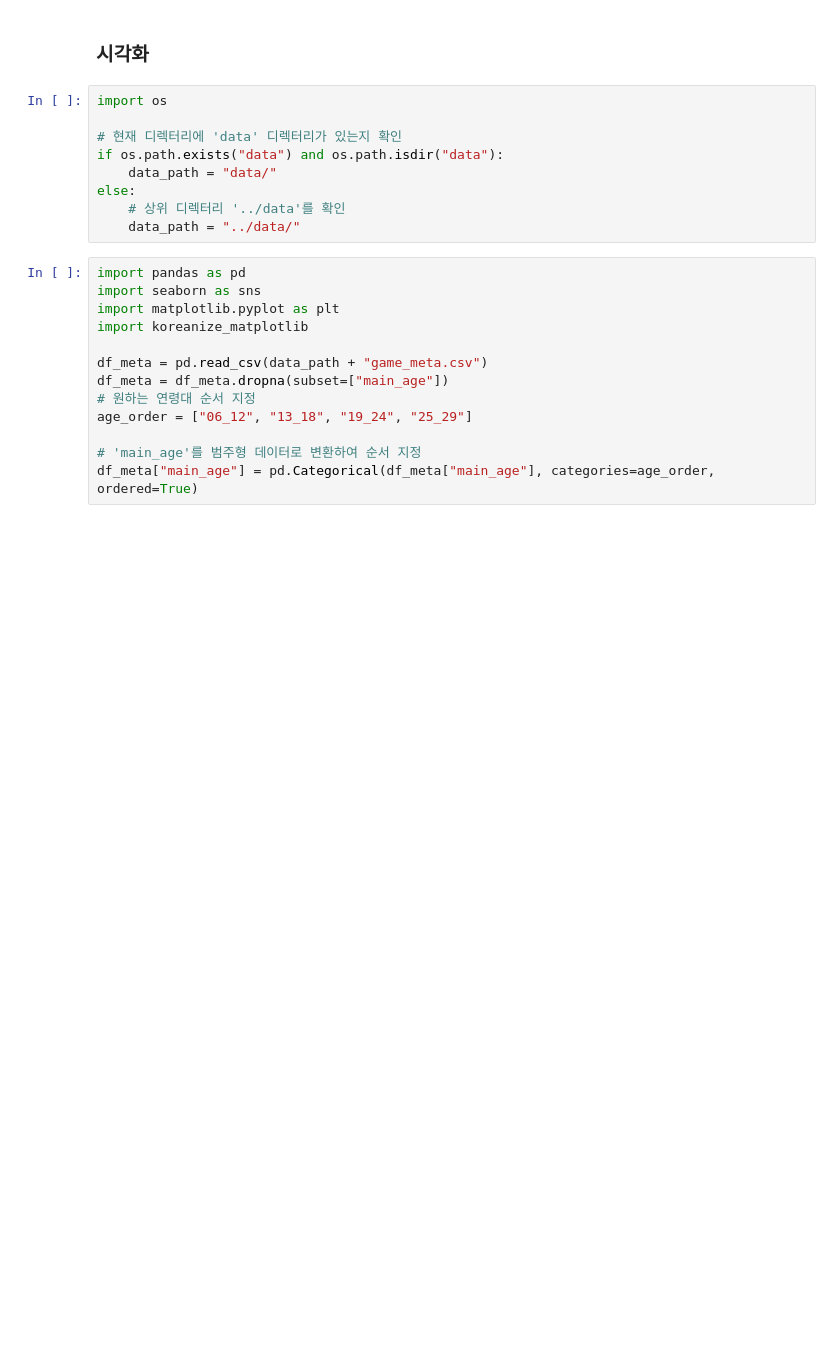
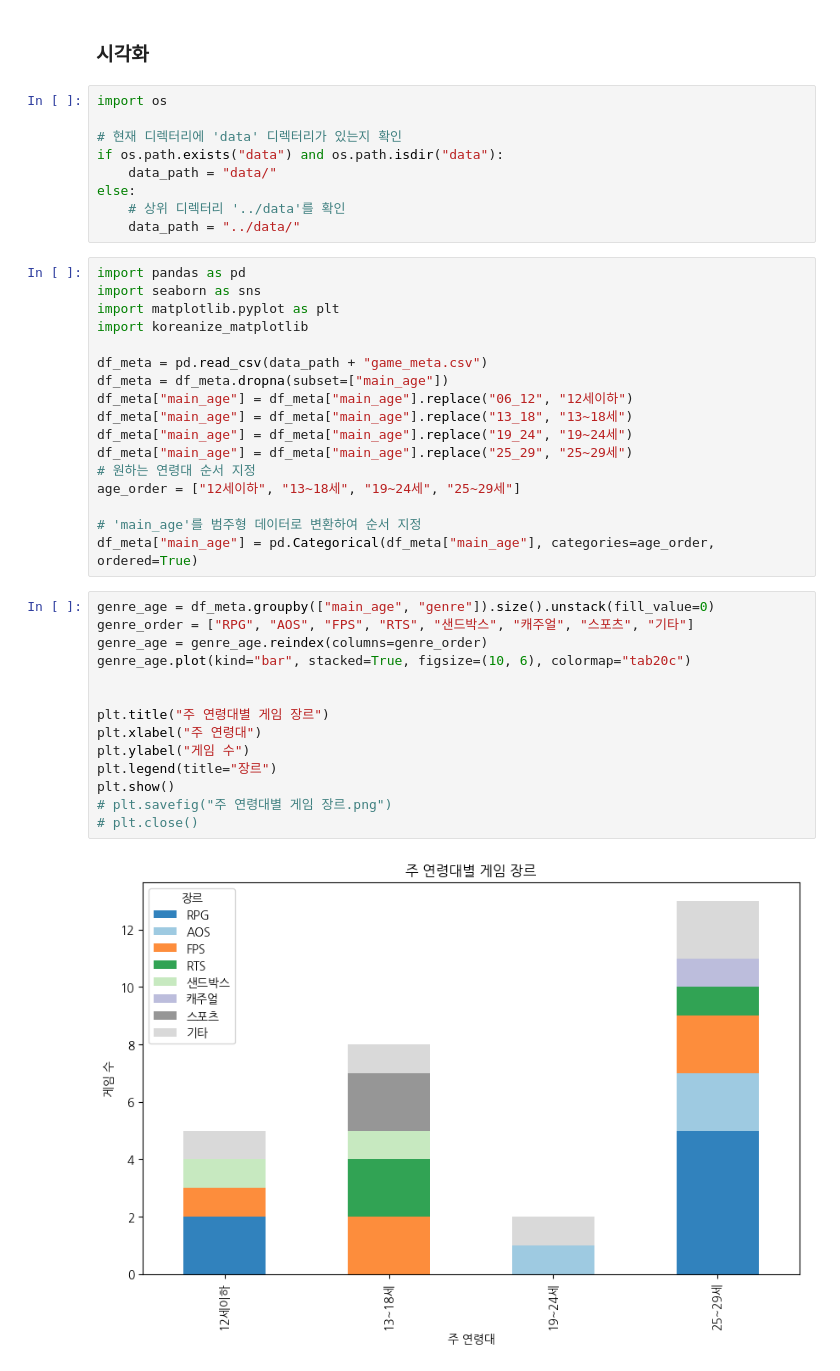
Before and after one commit to vhf1030/wanted-potenup, a Jupyter notebook: project_insight/game_data_integrate.ipynb, the cells around one changed output. Saved outputs shown, nothing was run; the diff lists cells and outputs as text; blank space fills up the shorter version.

```diff
--- a/project_insight/game_data_integrate.ipynb
+++ b/project_insight/game_data_integrate.ipynb
@@ -135,9 +140,29 @@ import koreanize_matplotlib
 
 df_meta = pd.read_csv(data_path + "game_meta.csv")
 df_meta = df_meta.dropna(subset=["main_age"])
+df_meta["main_age"] = df_meta["main_age"].replace("06_12", "12세이하")
+df_meta["main_age"] = df_meta["main_age"].replace("13_18", "13~18세")
+df_meta["main_age"] = df_meta["main_age"].replace("19_24", "19~24세")
+df_meta["main_age"] = df_meta["main_age"].replace("25_29", "25~29세")
 # 원하는 연령대 순서 지정
-age_order = ["06_12", "13_18", "19_24", "25_29"]
+age_order = ["12세이하", "13~18세", "19~24세", "25~29세"]
 
 # 'main_age'를 범주형 데이터로 변환하여 순서 지정
 df_meta["main_age"] = pd.Categorical(df_meta["main_age"], categories=age_order, ordered=True)
+# %%
+genre_age = df_meta.groupby(["main_age", "genre"]).size().unstack(fill_value=0)
+genre_order = ["RPG", "AOS", "FPS", "RTS", "샌드박스", "캐주얼", "스포츠", "기타"]
+genre_age = genre_age.reindex(columns=genre_order)
+genre_age.plot(kind="bar", stacked=True, figsize=(10, 6), colormap="tab20c")
+
+
+plt.title("주 연령대별 게임 장르")
+plt.xlabel("주 연령대")
+plt.ylabel("게임 수")
+plt.legend(title="장르")
+plt.show()
+# plt.savefig("주 연령대별 게임 장르.png")
+# plt.close()
+# %% [output]
+[figure, added]
 # %%
```
Also changed, not shown: parts of 20 cells of this notebook, 3 other files.
